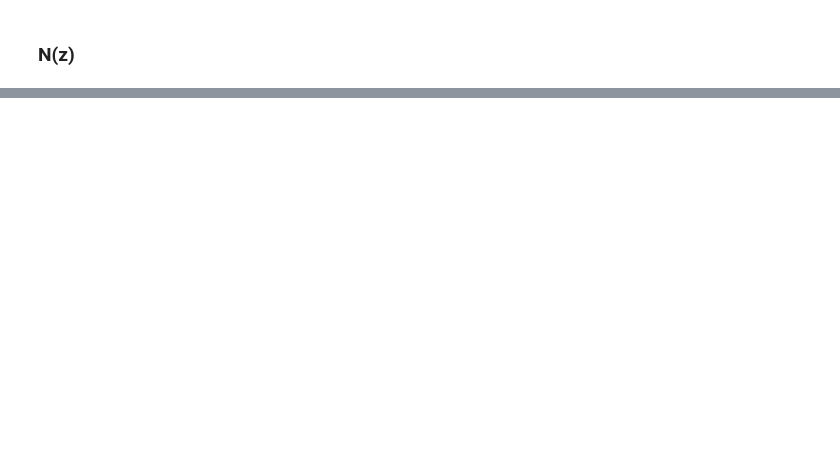
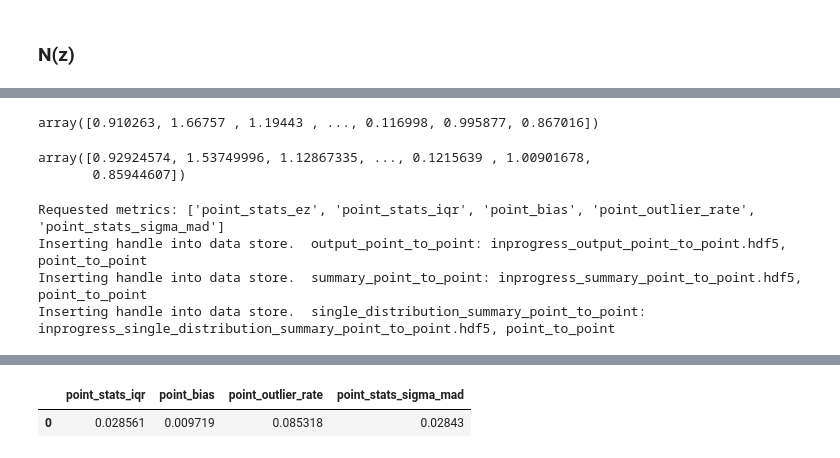
Before and after one commit to linea-it/ic-photoz, a Jupyter notebook: andreia_dourado/04_metrics.ipynb, the cells around one changed output, grey strips where cells are left out. Drawn from its saved outputs; the diff is of its cells as text; code cells hidden in the pictures; blank space fills up the shorter version.

```diff
--- a/andreia_dourado/04_metrics.ipynb
+++ b/andreia_dourado/04_metrics.ipynb
@@ -279,0 +300,13 @@ plt.savefig('n(z)_FZB.png')
+# %%
+ztrue_file_new='/home/andreia.dourado/ic-photoz/andreia_dourado/test_set_photometry_24_1.hdf5'
+# %%
+ztrue_photometry = DS.read_file('ztrue_photometry', TableHandle, ztrue_file_new)
+ztrue_photometry()['photometry']['redshift']
+# %% [output]
+array([0.910263, 1.66757 , 1.19443 , ..., 0.116998, 0.995877, 0.867016])
+# %%
+zmode = photoz_mode.squeeze()
+zmode
+# %% [output]
+array([0.92924574, 1.53749996, 1.12867335, ..., 0.1215639 , 1.00901678,
+       0.85944607])
@@ -279,0 +328,9 @@ plt.savefig('n(z)_FZB.png')
+# %%
+ptp_results_single = ptp_stage_single.evaluate(ensemble, ztrue_photometry)
+results_summary_single = tables_io.convertObj(ptp_stage_single.get_handle('summary')(), tables_io.types.PD_DATAFRAME)
+results_summary_single
+# %% [output]
+Requested metrics: ['point_stats_ez', 'point_stats_iqr', 'point_bias', 'point_outlier_rate', 'point_stats_sigma_mad']
+Inserting handle into data store.  output_point_to_point: inprogress_output_point_to_point.hdf5, point_to_point
+Inserting handle into data store.  summary_point_to_point: inprogress_summary_point_to_point.hdf5, point_to_point
+Inserting handle into data store.  single_distribution_summary_point_to_point: inprogress_single_distribution_summary_point_to_point.hdf5, point_to_point
@@ -279,0 +338,2 @@ plt.savefig('n(z)_FZB.png')
+|  | point_stats_iqr | point_bias | point_outlier_rate | point_stats_sigma_mad |
+| 0 | 0.028561 | 0.009719 | 0.085318 | 0.02843 |
```
Also changed, not shown: parts of 35 cells of this notebook.
